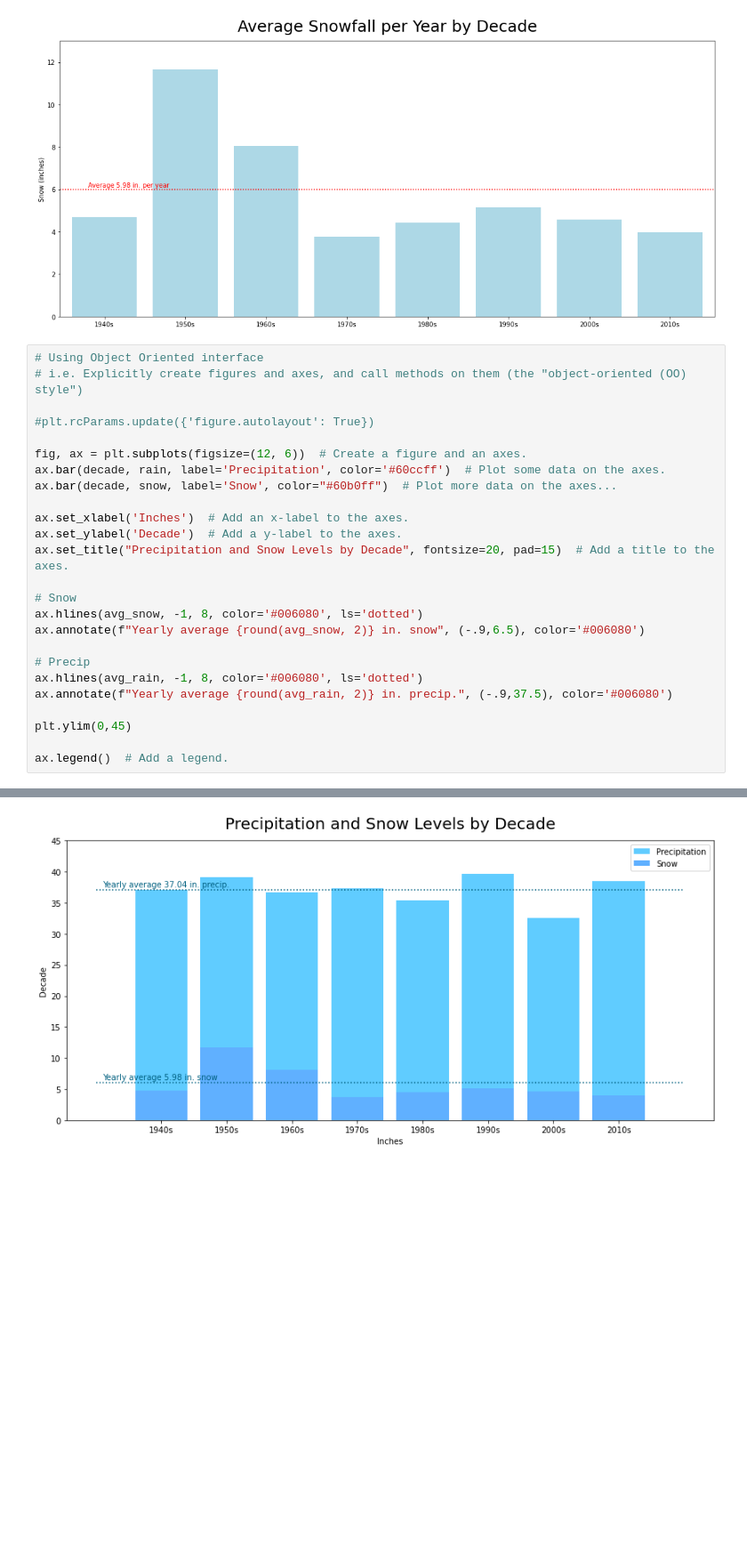
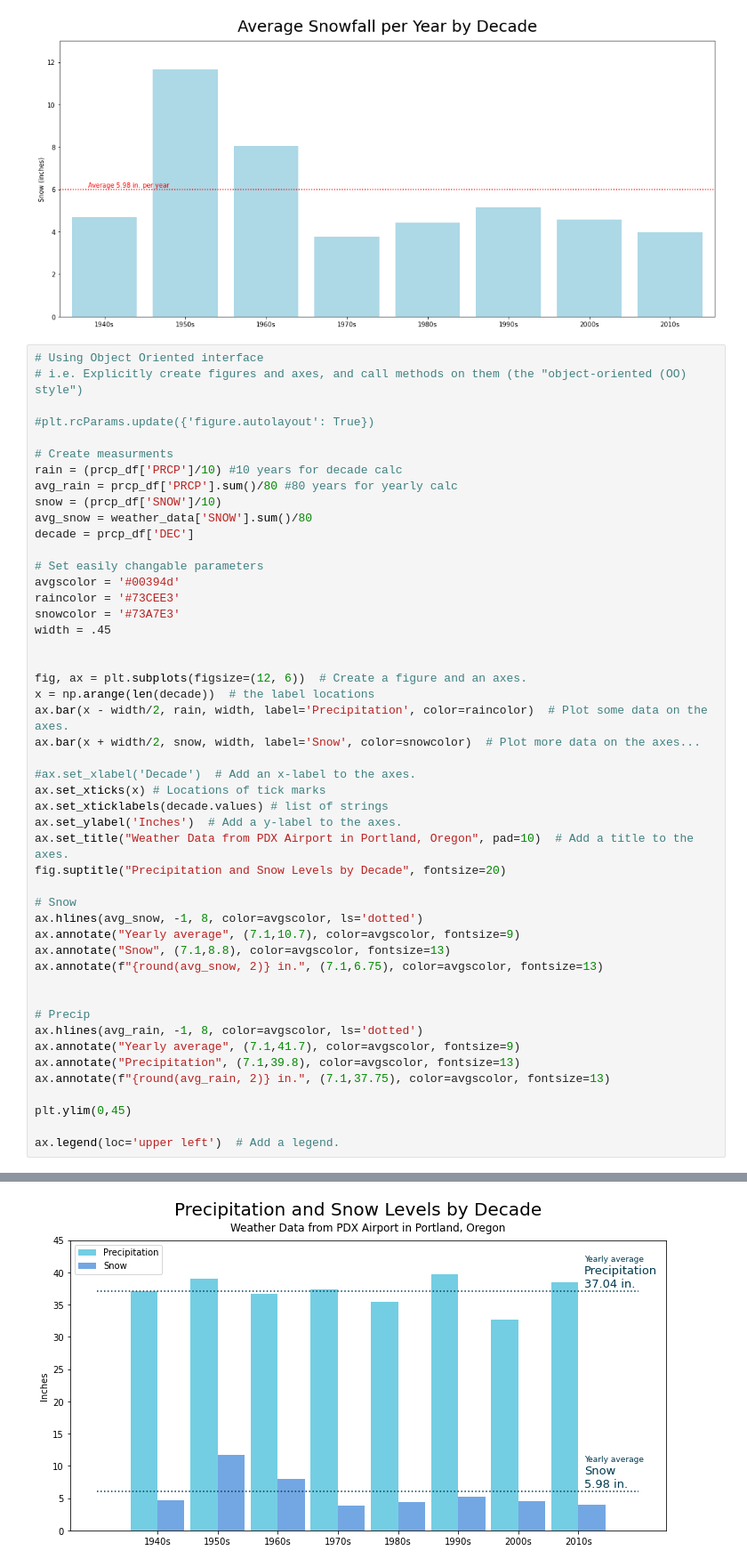
Before and after one commit to KristaJoy/PDXweather, a Jupyter notebook: pdx_weather.ipynb, the cells around one changed output, grey strips where cells are left out. Shown at 89% size. Cells and saved outputs as stored; diff of their text form; blank space fills up the shorter version.

Commit message:
Bar chart

```diff
--- a/pdx_weather.ipynb
+++ b/pdx_weather.ipynb
@@ -413,28 +413,51 @@ plt.show()
 # %%
 # Using Object Oriented interface
 # i.e. Explicitly create figures and axes, and call methods on them (the "object-oriented (OO) style")
 
 #plt.rcParams.update({'figure.autolayout': True})
 
+# Create measurments
+rain = (prcp_df['PRCP']/10) #10 years for decade calc
+avg_rain = prcp_df['PRCP'].sum()/80 #80 years for yearly calc
+snow = (prcp_df['SNOW']/10)
+avg_snow = weather_data['SNOW'].sum()/80
+decade = prcp_df['DEC']
+
+# Set easily changable parameters
+avgscolor = '#00394d'
+raincolor = '#73CEE3'
+snowcolor = '#73A7E3'
+width = .45
+
+
 fig, ax = plt.subplots(figsize=(12, 6))  # Create a figure and an axes.
-ax.bar(decade, rain, label='Precipitation', color='#60ccff')  # Plot some data on the axes.
-ax.bar(decade, snow, label='Snow', color="#60b0ff")  # Plot more data on the axes...
+x = np.arange(len(decade))  # the label locations
+ax.bar(x - width/2, rain, width, label='Precipitation', color=raincolor)  # Plot some data on the axes.
+ax.bar(x + width/2, snow, width, label='Snow', color=snowcolor)  # Plot more data on the axes...
 
-ax.set_xlabel('Inches')  # Add an x-label to the axes.
-ax.set_ylabel('Decade')  # Add a y-label to the axes.
-ax.set_title("Precipitation and Snow Levels by Decade", fontsize=20, pad=15)  # Add a title to the axes.
+#ax.set_xlabel('Decade')  # Add an x-label to the axes.
+ax.set_xticks(x) # Locations of tick marks
+ax.set_xticklabels(decade.values) # list of strings
+ax.set_ylabel('Inches')  # Add a y-label to the axes.
+ax.set_title("Weather Data from PDX Airport in Portland, Oregon", pad=10)  # Add a title to the axes.
+fig.suptitle("Precipitation and Snow Levels by Decade", fontsize=20)
 
 # Snow
-ax.hlines(avg_snow, -1, 8, color='#006080', ls='dotted')
-ax.annotate(f"Yearly average {round(avg_snow, 2)} in. snow", (-.9,6.5), color='#006080')
+ax.hlines(avg_snow, -1, 8, color=avgscolor, ls='dotted')
+ax.annotate("Yearly average", (7.1,10.7), color=avgscolor, fontsize=9)
+ax.annotate("Snow", (7.1,8.8), color=avgscolor, fontsize=13)
+ax.annotate(f"{round(avg_snow, 2)} in.", (7.1,6.75), color=avgscolor, fontsize=13)
+
 
 # Precip
-ax.hlines(avg_rain, -1, 8, color='#006080', ls='dotted')
-ax.annotate(f"Yearly average {round(avg_rain, 2)} in. precip.", (-.9,37.5), color='#006080')
+ax.hlines(avg_rain, -1, 8, color=avgscolor, ls='dotted')
+ax.annotate("Yearly average", (7.1,41.7), color=avgscolor, fontsize=9)
+ax.annotate("Precipitation", (7.1,39.8), color=avgscolor, fontsize=13)
+ax.annotate(f"{round(avg_rain, 2)} in.", (7.1,37.75), color=avgscolor, fontsize=13)
 
 plt.ylim(0,45)
 
-ax.legend()  # Add a legend.
+ax.legend(loc='upper left')  # Add a legend.
 # %% [output]
 <matplotlib.legend.Legend at 0x...>
-[figure, old version]
+[figure, new version]
```
Also changed, not shown: parts of 1 cell of this notebook, 1 other file.
